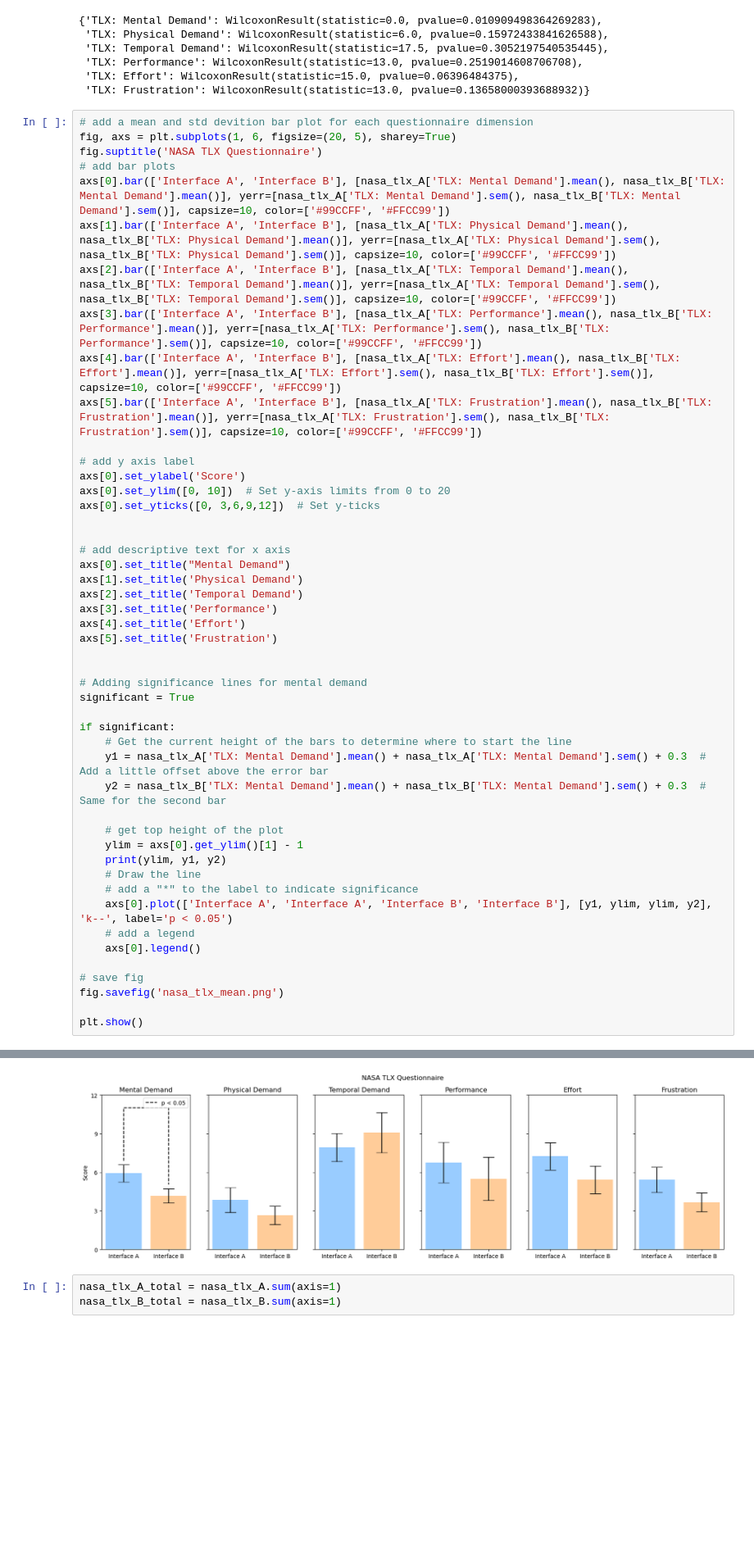
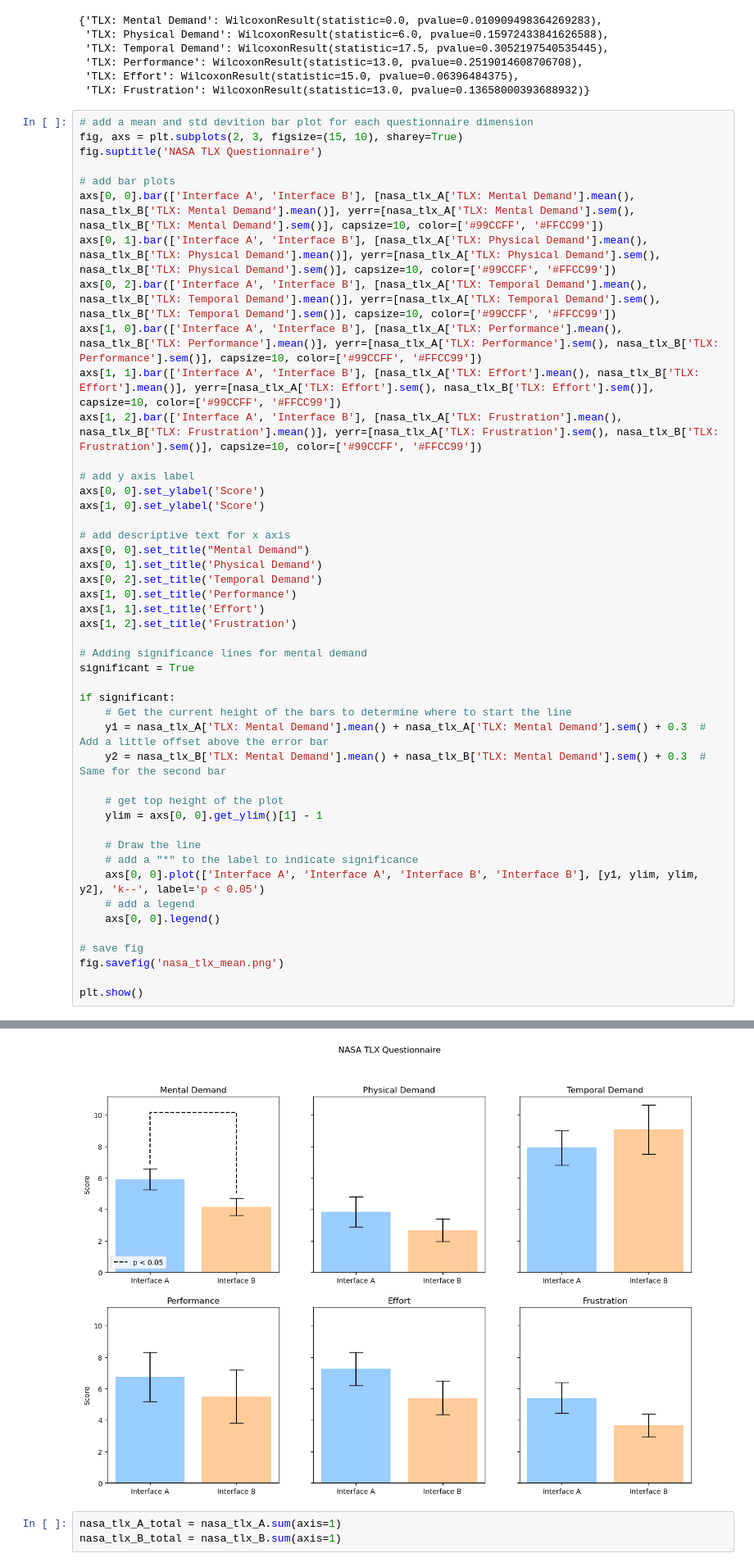
Before and after one commit to duxirosenberg/hci-project-hci2023-group-25, a Jupyter notebook: Deliverables/Study/Statistical Analysis.ipynb, the cells around one changed output, grey strips where cells are left out. Shown at 82% size. Drawn from its saved outputs; the diff is of its cells as text; blank space fills up the shorter version.

```diff
--- a/Deliverables/Study/Statistical Analysis.ipynb
+++ b/Deliverables/Study/Statistical Analysis.ipynb
@@ -377,30 +378,28 @@ This metric consists of ordinal data, so a Wilcoxon signed-rank test is appropri
  'TLX: Frustration': WilcoxonResult(statistic=13.0, pvalue=0.13658000393688932)}
 # %%
 # add a mean and std devition bar plot for each questionnaire dimension
-fig, axs = plt.subplots(1, 6, figsize=(20, 5), sharey=True)
+fig, axs = plt.subplots(2, 3, figsize=(15, 10), sharey=True)
 fig.suptitle('NASA TLX Questionnaire')
+
 # add bar plots
-axs[0].bar(['Interface A', 'Interface B'], [nasa_tlx_A['TLX: Mental Demand'].mean(), nasa_tlx_B['TLX: Mental Demand'].mean()], yerr=[nasa_tlx_A['TLX: Mental Demand'].sem(), nasa_tlx_B['TLX: Mental Demand'].sem()], capsize=10, color=['#99CCFF', '#FFCC99'])
-axs[1].bar(['Interface A', 'Interface B'], [nasa_tlx_A['TLX: Physical Demand'].mean(), nasa_tlx_B['TLX: Physical Demand'].mean()], yerr=[nasa_tlx_A['TLX: Physical Demand'].sem(), nasa_tlx_B['TLX: Physical Demand'].sem()], capsize=10, color=['#99CCFF', '#FFCC99'])
-axs[2].bar(['Interface A', 'Interface B'], [nasa_tlx_A['TLX: Temporal Demand'].mean(), nasa_tlx_B['TLX: Temporal Demand'].mean()], yerr=[nasa_tlx_A['TLX: Temporal Demand'].sem(), nasa_tlx_B['TLX: Temporal Demand'].sem()], capsize=10, color=['#99CCFF', '#FFCC99'])
-axs[3].bar(['Interface A', 'Interface B'], [nasa_tlx_A['TLX: Performance'].mean(), nasa_tlx_B['TLX: Performance'].mean()], yerr=[nasa_tlx_A['TLX: Performance'].sem(), nasa_tlx_B['TLX: Performance'].sem()], capsize=10, color=['#99CCFF', '#FFCC99'])
-axs[4].bar(['Interface A', 'Interface B'], [nasa_tlx_A['TLX: Effort'].mean(), nasa_tlx_B['TLX: Effort'].mean()], yerr=[nasa_tlx_A['TLX: Effort'].sem(), nasa_tlx_B['TLX: Effort'].sem()], capsize=10, color=['#99CCFF', '#FFCC99'])
-axs[5].bar(['Interface A', 'Interface B'], [nasa_tlx_A['TLX: Frustration'].mean(), nasa_tlx_B['TLX: Frustration'].mean()], yerr=[nasa_tlx_A['TLX: Frustration'].sem(), nasa_tlx_B['TLX: Frustration'].sem()], capsize=10, color=['#99CCFF', '#FFCC99'])
+axs[0, 0].bar(['Interface A', 'Interface B'], [nasa_tlx_A['TLX: Mental Demand'].mean(), nasa_tlx_B['TLX: Mental Demand'].mean()], yerr=[nasa_tlx_A['TLX: Mental Demand'].sem(), nasa_tlx_B['TLX: Mental Demand'].sem()], capsize=10, color=['#99CCFF', '#FFCC99'])
+axs[0, 1].bar(['Interface A', 'Interface B'], [nasa_tlx_A['TLX: Physical Demand'].mean(), nasa_tlx_B['TLX: Physical Demand'].mean()], yerr=[nasa_tlx_A['TLX: Physical Demand'].sem(), nasa_tlx_B['TLX: Physical Demand'].sem()], capsize=10, color=['#99CCFF', '#FFCC99'])
+axs[0, 2].bar(['Interface A', 'Interface B'], [nasa_tlx_A['TLX: Temporal Demand'].mean(), nasa_tlx_B['TLX: Temporal Demand'].mean()], yerr=[nasa_tlx_A['TLX: Temporal Demand'].sem(), nasa_tlx_B['TLX: Temporal Demand'].sem()], capsize=10, color=['#99CCFF', '#FFCC99'])
+axs[1, 0].bar(['Interface A', 'Interface B'], [nasa_tlx_A['TLX: Performance'].mean(), nasa_tlx_B['TLX: Performance'].mean()], yerr=[nasa_tlx_A['TLX: Performance'].sem(), nasa_tlx_B['TLX: Performance'].sem()], capsize=10, color=['#99CCFF', '#FFCC99'])
+axs[1, 1].bar(['Interface A', 'Interface B'], [nasa_tlx_A['TLX: Effort'].mean(), nasa_tlx_B['TLX: Effort'].mean()], yerr=[nasa_tlx_A['TLX: Effort'].sem(), nasa_tlx_B['TLX: Effort'].sem()], capsize=10, color=['#99CCFF', '#FFCC99'])
+axs[1, 2].bar(['Interface A', 'Interface B'], [nasa_tlx_A['TLX: Frustration'].mean(), nasa_tlx_B['TLX: Frustration'].mean()], yerr=[nasa_tlx_A['TLX: Frustration'].sem(), nasa_tlx_B['TLX: Frustration'].sem()], capsize=10, color=['#99CCFF', '#FFCC99'])
 
 # add y axis label
-axs[0].set_ylabel('Score')
-axs[0].set_ylim([0, 10])  # Set y-axis limits from 0 to 20
-axs[0].set_yticks([0, 3,6,9,12])  # Set y-ticks
-
+axs[0, 0].set_ylabel('Score')
+axs[1, 0].set_ylabel('Score')
 
 # add descriptive text for x axis
-axs[0].set_title("Mental Demand")
-axs[1].set_title('Physical Demand')
-axs[2].set_title('Temporal Demand')
-axs[3].set_title('Performance')
-axs[4].set_title('Effort')
-axs[5].set_title('Frustration')
-
+axs[0, 0].set_title("Mental Demand")
+axs[0, 1].set_title('Physical Demand')
+axs[0, 2].set_title('Temporal Demand')
+axs[1, 0].set_title('Performance')
+axs[1, 1].set_title('Effort')
+axs[1, 2].set_title('Frustration')
 
 # Adding significance lines for mental demand
 significant = True
@@ -411,13 +410,13 @@ if significant:
     y2 = nasa_tlx_B['TLX: Mental Demand'].mean() + nasa_tlx_B['TLX: Mental Demand'].sem() + 0.3  # Same for the second bar
 
     # get top height of the plot
-    ylim = axs[0].get_ylim()[1] - 1
-    print(ylim, y1, y2)
+    ylim = axs[0, 0].get_ylim()[1] - 1
+
     # Draw the line
     # add a "*" to the label to indicate significance
-    axs[0].plot(['Interface A', 'Interface A', 'Interface B', 'Interface B'], [y1, ylim, ylim, y2], 'k--', label='p < 0.05')
+    axs[0, 0].plot(['Interface A', 'Interface A', 'Interface B', 'Interface B'], [y1, ylim, ylim, y2], 'k--', label='p < 0.05')
     # add a legend
-    axs[0].legend()
+    axs[0, 0].legend()
 
 # save fig
 fig.savefig('nasa_tlx_mean.png')
@@ -428,4 +426,4 @@ plt.show()
-[figure, old version]
+[figure, new version]
 # %%
 nasa_tlx_A_total = nasa_tlx_A.sum(axis=1)
 nasa_tlx_B_total = nasa_tlx_B.sum(axis=1)
```
Also changed, not shown: parts of 6 cells of this notebook, 4 other files.
